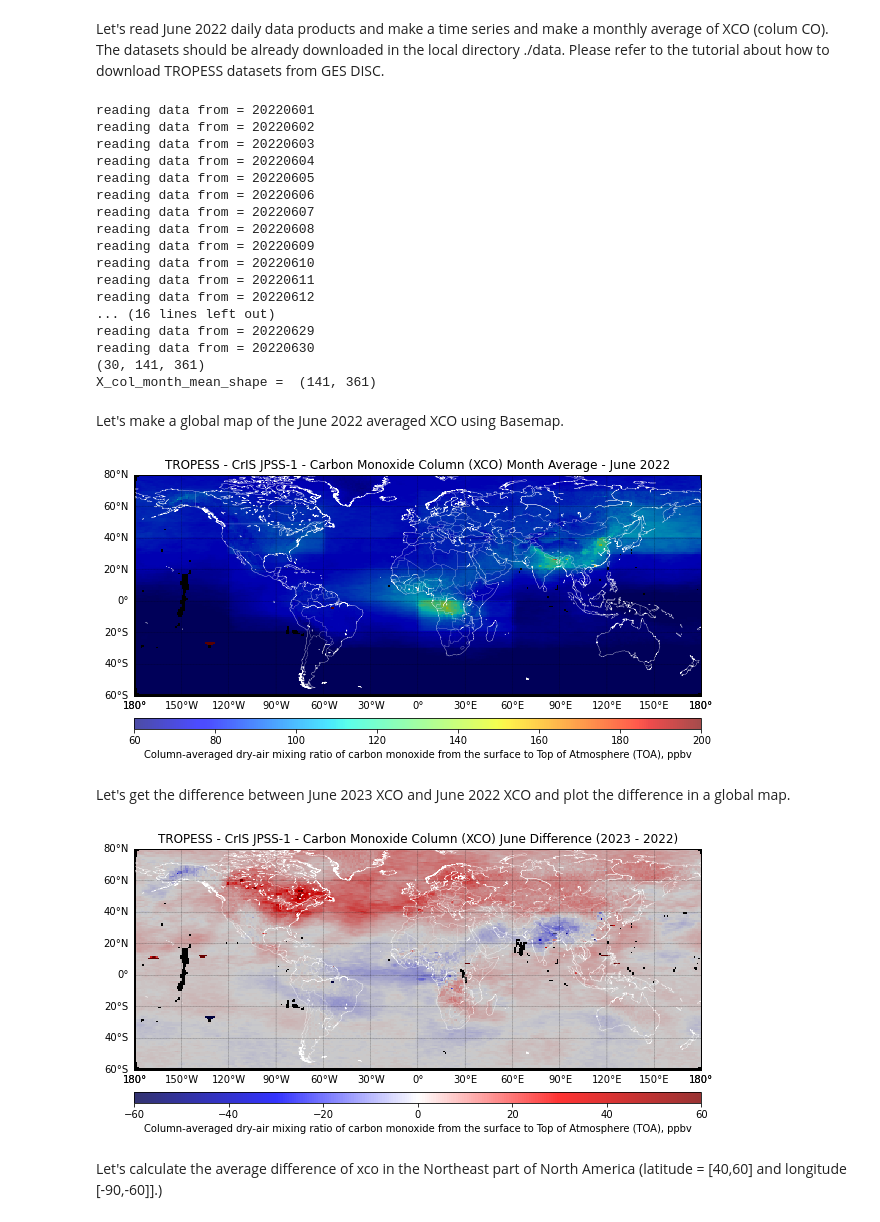
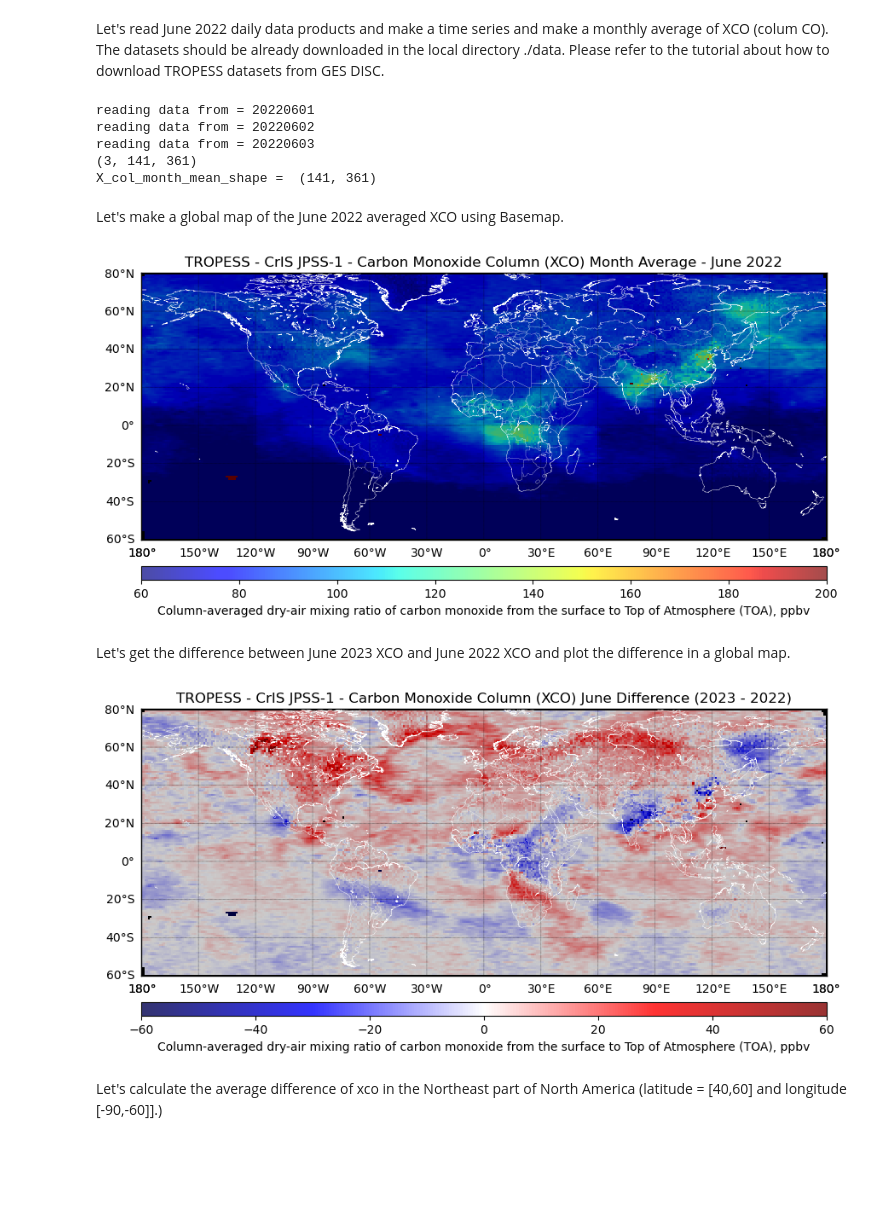
Before and after one commit to NASA-TROPESS/tutorials_notebooks, a Jupyter notebook: study-2023-canadian-wildfire-effect.ipynb, the cells around one changed output. Cells and saved outputs as stored; diff of their text form; code cells hidden in the pictures; blank space fills up the shorter version.

```diff
--- a/study-2023-canadian-wildfire-effect.ipynb
+++ b/study-2023-canadian-wildfire-effect.ipynb
@@ -28,7 +28,7 @@ Please refer to the tutorial about how to download TROPESS datasets from GES DIS
 # %%
 # Specify date range
 start_date = datetime.date(2023, 6, 1)
-end_date = datetime.date(2023, 6, 30)
+end_date = datetime.date(2023, 6, 3)
 
 x_col_time_series_2023_june = []
 
@@ -140,7 +127,7 @@ Let's make a global map of the June 2023 averaged XCO using Basemap.
 
 
     # Plot the interpolated data using pcolormesh instead of scatter
-    sc = m.pcolormesh(grid_lon, grid_lat, x_col_month_mean_2023, latlon=True, cmap='jet', alpha=0.7, vmin=60.0, vmax=200.0)
+    sc = m.pcolormesh(grid_lon, grid_lat, x_col_month_mean_2023, latlon=True, cmap='jet', alpha=0.7, vmin=60.0, vmax=200.0, shading='auto')
 
 
     # Add a colorbar
@@ -168,7 +155,7 @@ Please refer to the tutorial about how to download TROPESS datasets from GES DIS
 # %%
 # Specify date range
 start_date = datetime.date(2022, 6, 1)
-end_date = datetime.date(2022, 6, 30)
+end_date = datetime.date(2022, 6, 3)
 
 x_col_time_series_2022_june = []
 
@@ -232,19 +219,7 @@ print("X_col_month_mean_shape = ", x_col_month_mean_2022.shape)
 reading data from = 20220601
 reading data from = 20220602
 reading data from = 20220603
-reading data from = 20220604
-reading data from = 20220605
-reading data from = 20220606
-reading data from = 20220607
-reading data from = 20220608
-reading data from = 20220609
-reading data from = 20220610
-reading data from = 20220611
-reading data from = 20220612
-... (16 lines left out)
-reading data from = 20220629
-reading data from = 20220630
-(30, 141, 361)
+(3, 141, 361)
 X_col_month_mean_shape =  (141, 361)
 # %% [markdown]
 Let's make a global map of the June 2022 averaged XCO using Basemap.
@@ -282,7 +257,7 @@ Let's make a global map of the June 2022 averaged XCO using Basemap.
 
 
     # Plot the interpolated data using pcolormesh instead of scatter
-    sc = m.pcolormesh(grid_lon, grid_lat, x_col_month_mean_2022, latlon=True, cmap='jet', alpha=0.7, vmin=60.0, vmax=200.0)
+    sc = m.pcolormesh(grid_lon, grid_lat, x_col_month_mean_2022, latlon=True, cmap='jet', alpha=0.7, vmin=60.0, vmax=200.0, shading='auto')
 
 
     # Add a colorbar
@@ -302,7 +277,7 @@ Let's make a global map of the June 2022 averaged XCO using Basemap.
     plt.show()
     plt.close()
 # %% [output]
-[figure, old version]
+[figure, new version]
 # %% [markdown]
 Let's get the difference between June 2023 XCO and June 2022 XCO and plot the difference in a global map.
 # %%
@@ -333,35 +308,35 @@ Let's get the difference between June 2023 XCO and June 2022 XCO and plot the di
     m.drawparallels(parallels, labels=[True,False,False,False], linewidth=0.3)
 
     meridians = np.arange(-180., 181., 30.)
     m.drawmeridians(meridians, labels=[False,False,False,True], linewidth=0.3)
 
     pixel_size_deg = 1.0 # 1 degree resolution
 
     # Get the grid for the map
     grid_lat, grid_lon = np.mgrid[-60:81:pixel_size_deg, -180:181:pixel_size_deg]
 
 
     # Plot the difference data using pcolormesh instead of scatter
-    sc = m.pcolormesh(grid_lon, grid_lat, x_col_diff_month_average, latlon=True, cmap='seismic', alpha=0.8, vmin=-60, vmax=60.0)
+    sc = m.pcolormesh(grid_lon, grid_lat, x_col_diff_month_average, latlon=True, cmap='seismic', alpha=0.8, vmin=-60, vmax=60.0, shading='auto')
 
     # Add a colorbar
     cbar = m.colorbar(sc, location='bottom', pad="10%")
     cbar.set_label('Column-averaged dry-air mixing ratio of carbon monoxide from the surface to Top of Atmosphere (TOA), ppbv')
 
     # set plot title
     #title_date = current_date.strftime("%b-%Y")
     title_min = np.nanmin(x_col_diff_month_average)
     title_max = np.nanmax(x_col_diff_month_average)
     plt.title(f'TROPESS - CrIS JPSS-1 - Carbon Monoxide Column (XCO) June Difference (2023 - 2022)')
     #' \nMin: {title_min:.01f}, Max: {title_max:.01f} ppbv')
 
     # Save figure to PNG file
     plt.savefig(f'./images_average/TROPESS_Canadian-Fires_CrIS-JPSS-1_XCO_2023_2022_June_month_diff.png', dpi=dpi, bbox_inches='tight')
 
     plt.show()
     plt.close()
 # %% [output]
-[figure, old version]
+[figure, new version]
 # %% [markdown]
 Let's calculate the average difference of xco in the Northeast part of North America (latitude = [40,60] and longitude [-90,-60]].)
 # %%
```
Also changed, not shown: parts of 2 cells of this notebook.
